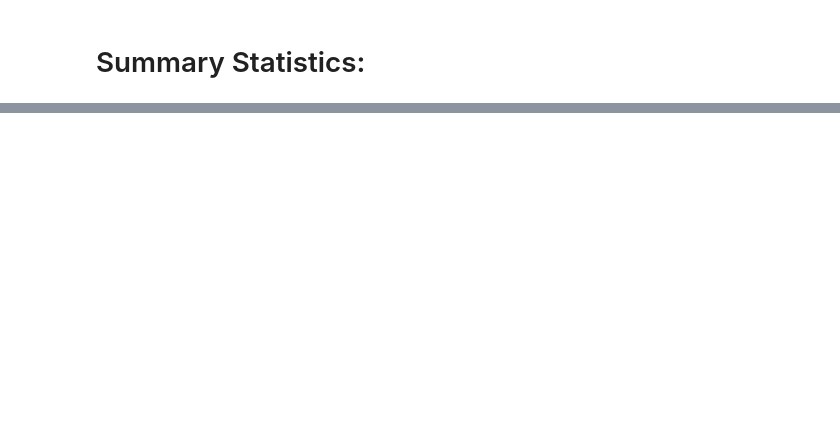
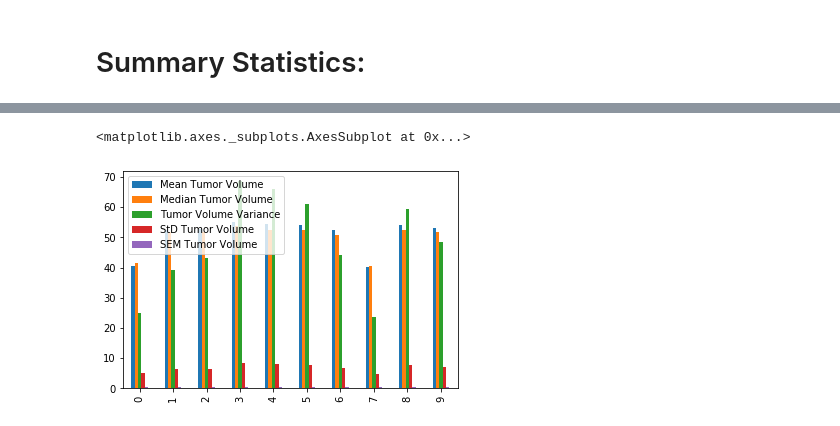
Before and after one commit to juliabrunett/matplotlib-challenge, a Jupyter notebook: Pymaceuticals/pymaceuticals.ipynb, the cells around one changed output, grey strips where cells are left out. Cells and saved outputs as stored; diff of their text form; code cells hidden in the pictures; blank space fills up the shorter version.

```diff
--- a/Pymaceuticals/pymaceuticals.ipynb
+++ b/Pymaceuticals/pymaceuticals.ipynb
@@ -205,3 +181,8 @@ summary_stats_df
 # %%
 # Aggregation Method
 #summary_stats_df.aggregate(func="mean")
+# %%
+summary_stats_df.plot(kind='bar')
+# %% [output]
+<matplotlib.axes._subplots.AxesSubplot at 0x...>
+[figure, added]
```
Also changed, not shown: parts of 12 cells of this notebook.
